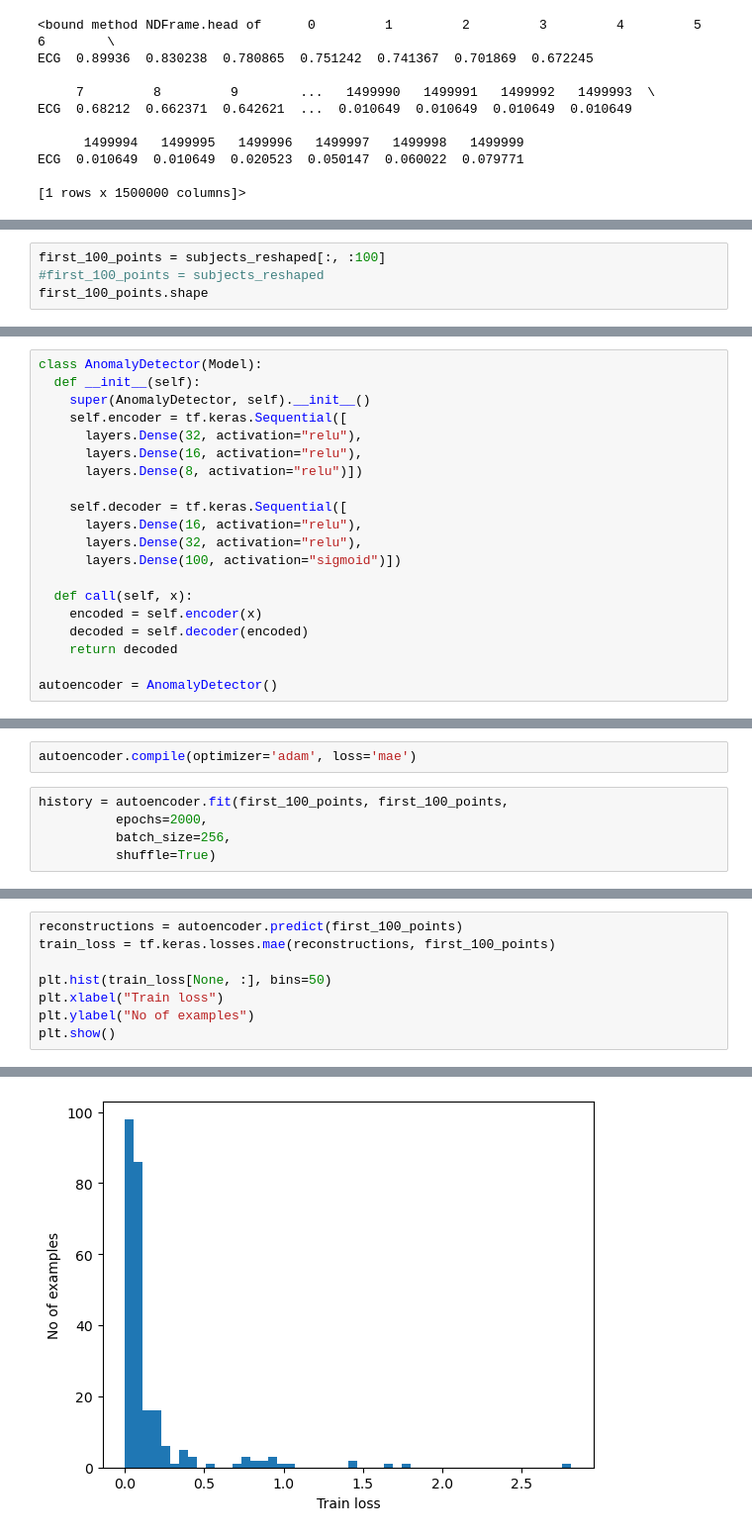
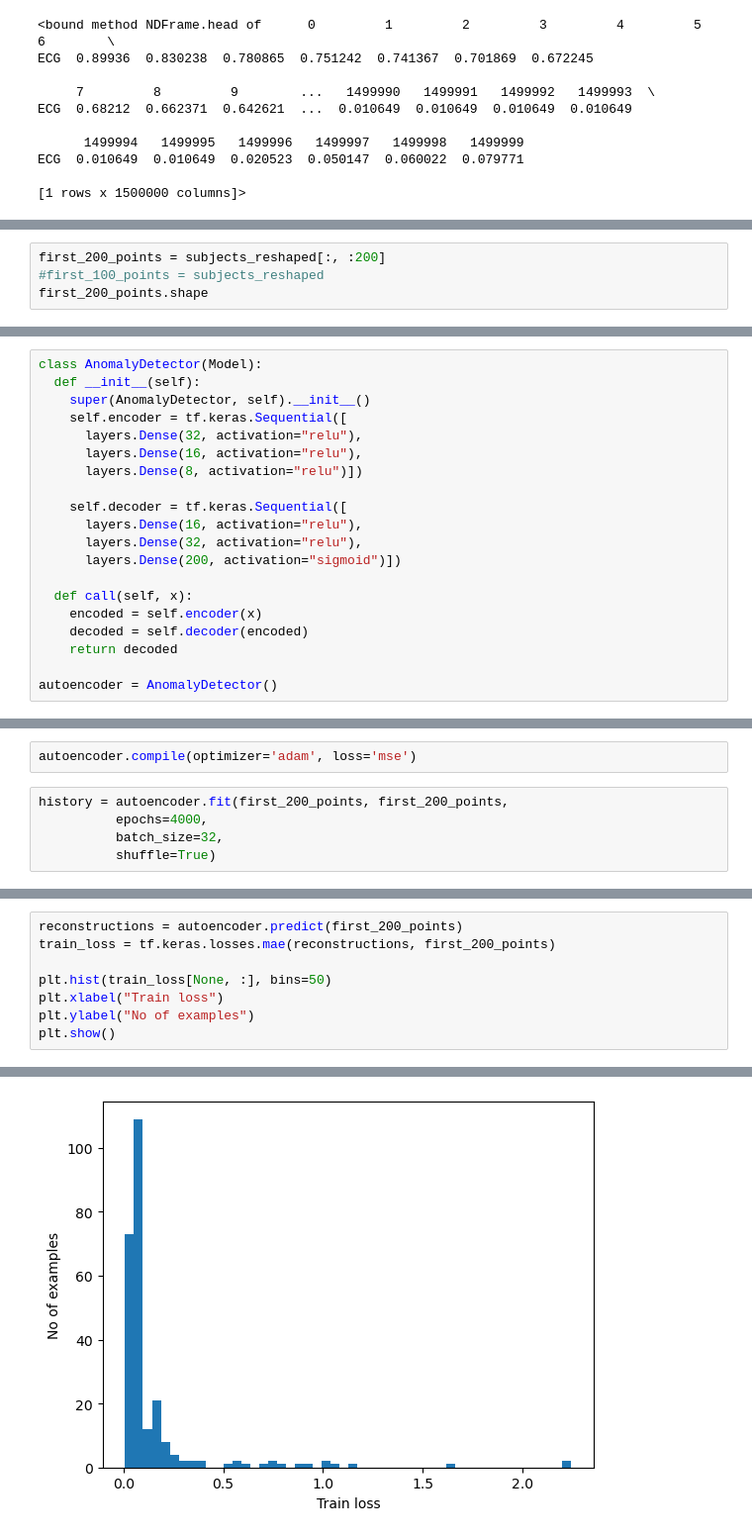
Before and after one commit to joaoavanzini/ecg-embeddings, a Jupyter notebook: studying/vitaldb_autoencoder.ipynb, the cells around one changed output, grey strips where cells are left out. Shown at 99% size. Drawn from its saved outputs; the diff is of its cells as text.

```diff
--- a/studying/vitaldb_autoencoder.ipynb
+++ b/studying/vitaldb_autoencoder.ipynb
@@ -39,5 +39,5 @@ subjects_reshaped.shape
 # %%
-first_100_points = subjects_reshaped[:, :100]
+first_200_points = subjects_reshaped[:, :200]
 #first_100_points = subjects_reshaped
-first_100_points.shape
+first_200_points.shape
 # %% [output]
@@ -59,7 +59,7 @@ class AnomalyDetector(Model):
     self.decoder = tf.keras.Sequential([
       layers.Dense(16, activation="relu"),
       layers.Dense(32, activation="relu"),
-      layers.Dense(100, activation="sigmoid")])
+      layers.Dense(200, activation="sigmoid")])
 
   def call(self, x):
     encoded = self.encoder(x)
@@ -77,8 +77,8 @@ autoencoder = AnomalyDetector()
 # %%
-autoencoder.compile(optimizer='adam', loss='mae')
+autoencoder.compile(optimizer='adam', loss='mse')
 # %%
-history = autoencoder.fit(first_100_points, first_100_points,
-          epochs=2000,
-          batch_size=256,
+history = autoencoder.fit(first_200_points, first_200_points,
+          epochs=4000,
+          batch_size=32,
           shuffle=True)
 # %% [output]
@@ -151,14 +127,14 @@ plt.show()
 # %%
-reconstructions = autoencoder.predict(first_100_points)
-train_loss = tf.keras.losses.mae(reconstructions, first_100_points)
+reconstructions = autoencoder.predict(first_200_points)
+train_loss = tf.keras.losses.mae(reconstructions, first_200_points)
 
 plt.hist(train_loss[None, :], bins=50)
 plt.xlabel("Train loss")
 plt.ylabel("No of examples")
 plt.show()
 # %% [output]
 8/8 [==============================] - 0s 1ms/step
-[figure, old version]
+[figure, new version]
 # %%
 threshold = np.mean(train_loss) + np.std(train_loss)
 print("Threshold: ", threshold)
```
Also changed, not shown: parts of 16 cells of this notebook.
